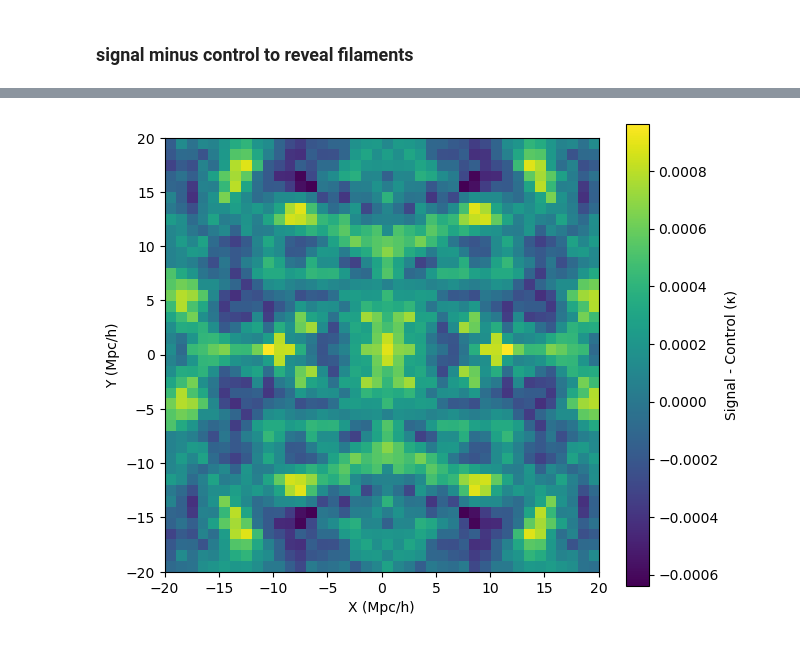
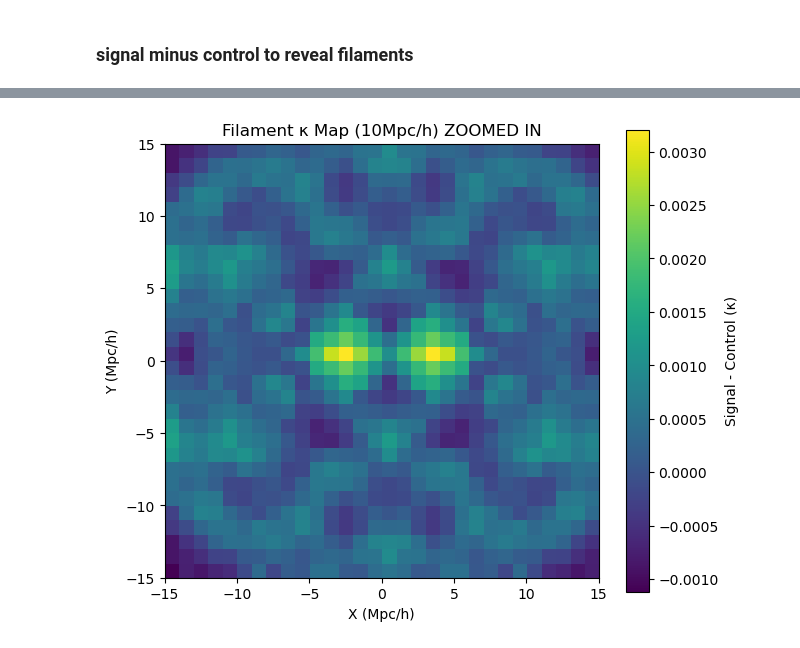
Before and after one commit to carolinewu327/astrophysics, a Jupyter notebook: subtracted_revealing_filaments.ipynb, the cells around one changed output, grey strips where cells are left out. Cells and saved outputs as stored; diff of their text form; code cells hidden in the pictures.

```diff
--- a/subtracted_revealing_filaments.ipynb
+++ b/subtracted_revealing_filaments.ipynb
@@ -14,7 +14,7 @@ import numpy as np
 import pandas as pd
 import matplotlib.pyplot as plt
 
-separation = 20
+separation = 10
 
 # --- Load CSVs ---
 signal = pd.read_csv(f"data/kappa_sym_{separation}_BOSS_NGCSGC.csv", index_col=0).values
@@ -55,8 +55,7 @@ filaments = signal  - control
 plt.figure(figsize=(7, 6))
 im = plt.imshow(signal, origin="lower", cmap="viridis")
 plt.colorbar(im, label="Signal (κ)")
-# plt.title("Filament Map (Signal – Control) 5Mpc/h")
-plt.title("Signal κ Map with Peaks at –10 and +10 Mpc/h")
+plt.title("Signal κ Map with Peaks at –5 and +5 Mpc/h")
 plt.xlabel("X pixels")
 plt.ylabel("Y pixels")
 plt.show()
@@ -85,27 +82,28 @@ pd.DataFrame(signal).to_csv(r"data/signal_map_BOSS_NS.csv", index=True)
 # %%
 import numpy as np
 
 # Define zoom fraction (e.g., 0.2 for 20%)
-zoom_frac = 0.4
+zoom_frac = 0.3
 n = filaments.shape[0]
 start = int(n * (0.5 - zoom_frac / 2))
 end = int(n * (0.5 + zoom_frac / 2))
 
 # Slice the array
 filaments = signal - control
 filaments_zoom = filaments[start:end, start:end]
 
 # Adjust extent for zoomed region
 xmin = -box_size_hmpc/2 + start * cell_size_hmpc
 xmax = -box_size_hmpc/2 + end * cell_size_hmpc
 ymin = -box_size_hmpc/2 + start * cell_size_hmpc
 ymax = -box_size_hmpc/2 + end * cell_size_hmpc
 
 plt.figure(figsize=(7, 6))
 im = plt.imshow(filaments_zoom, origin="lower", cmap="viridis", extent=[xmin, xmax, ymin, ymax])
 plt.colorbar(im, label="Signal - Control (κ)")
+plt.title("Filament κ Map (10Mpc/h) ZOOMED IN")
 plt.xlabel("X (Mpc/h)")
 plt.ylabel("Y (Mpc/h)")
 plt.show()
 # %% [output]
-[figure, old version]
+[figure, new version]
```
Also changed, not shown: parts of 3 cells of this notebook, 1 other file.
